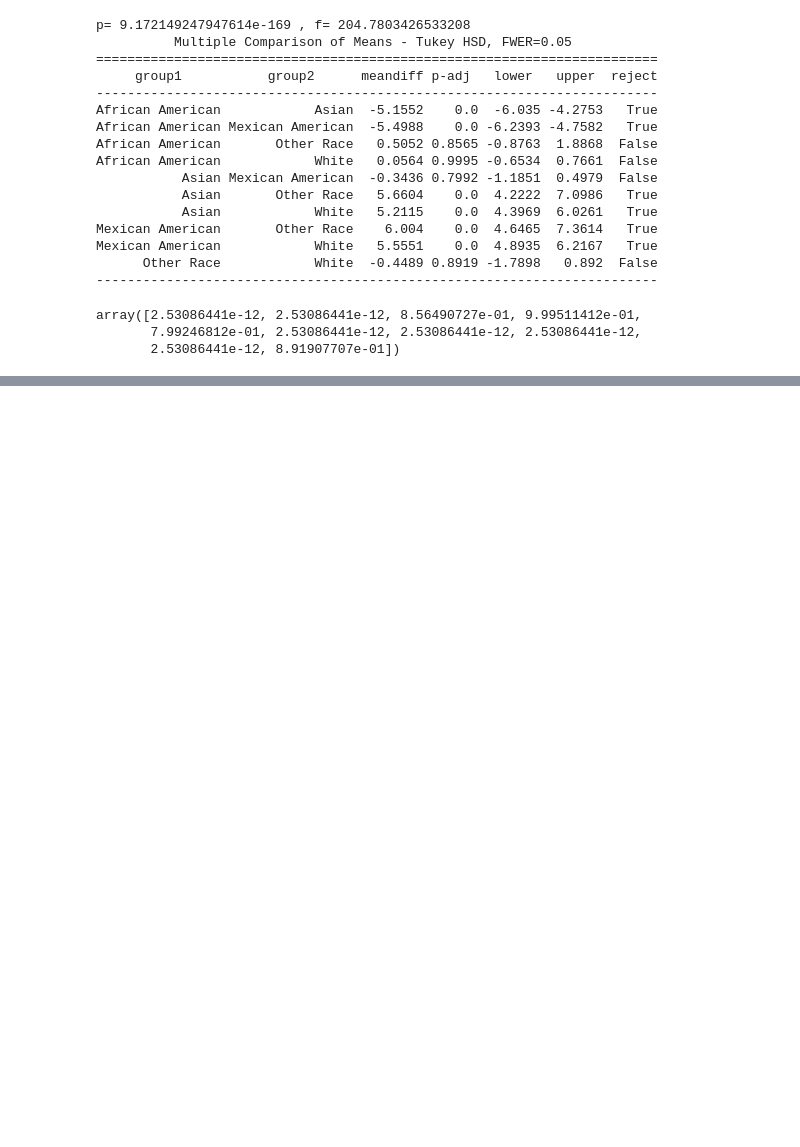
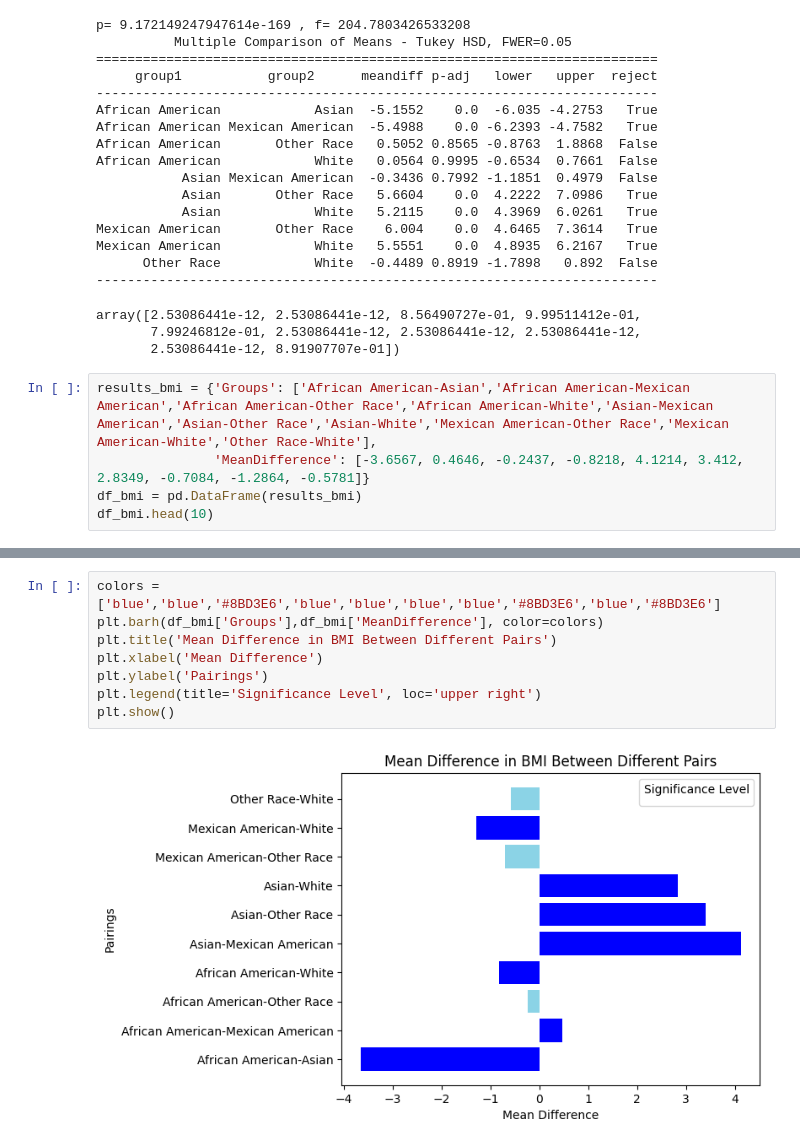
Before and after one commit to aleks111sh/data-science-healthcare-AH, a Jupyter notebook: Data_Science_Healthcare_Dataset.ipynb, the cells around one changed output, grey strips where cells are left out. Saved outputs shown, nothing was run; the diff lists cells and outputs as text; blank space fills up the shorter version.

```diff
--- a/Data_Science_Healthcare_Dataset.ipynb
+++ b/Data_Science_Healthcare_Dataset.ipynb
@@ -444,3 +444,8 @@ Mexican American            White   5.5551    0.0  4.8935  6.2167   True
 array([2.53086441e-12, 2.53086441e-12, 8.56490727e-01, 9.99511412e-01,
        7.99246812e-01, 2.53086441e-12, 2.53086441e-12, 2.53086441e-12,
        2.53086441e-12, 8.91907707e-01])
+# %%
+results_bmi = {'Groups': ['African American-Asian','African American-Mexican American','African American-Other Race','African American-White','Asian-Mexican American','Asian-Other Race','Asian-White','Mexican American-Other Race','Mexican American-White','Other Race-White'],
+               'MeanDifference': [-3.6567, 0.4646, -0.2437, -0.8218, 4.1214, 3.412, 2.8349, -0.7084, -1.2864, -0.5781]}
+df_bmi = pd.DataFrame(results_bmi)
+df_bmi.head(10)
@@ -446,0 +498,10 @@ array([2.53086441e-12, 2.53086441e-12, 8.56490727e-01, 9.99511412e-01,
+# %%
+colors = ['blue','blue','#8BD3E6','blue','blue','blue','blue','#8BD3E6','blue','#8BD3E6']
+plt.barh(df_bmi['Groups'],df_bmi['MeanDifference'], color=colors)
+plt.title('Mean Difference in BMI Between Different Pairs')
+plt.xlabel('Mean Difference')
+plt.ylabel('Pairings')
+plt.legend(title='Significance Level', loc='upper right')
+plt.show()
+# %% [output]
+[figure, added]
```
Also changed, not shown: parts of 5 cells of this notebook.
